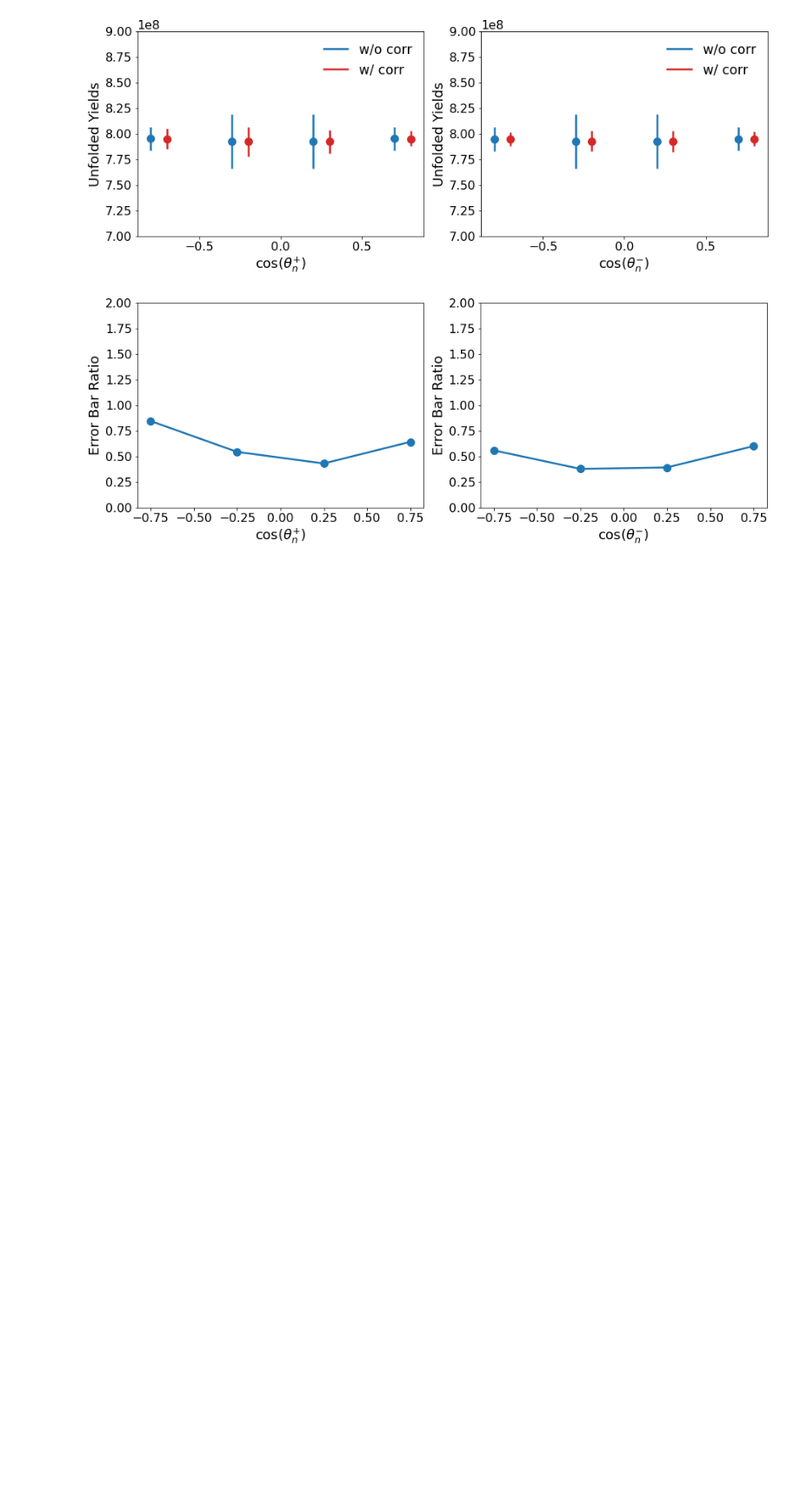
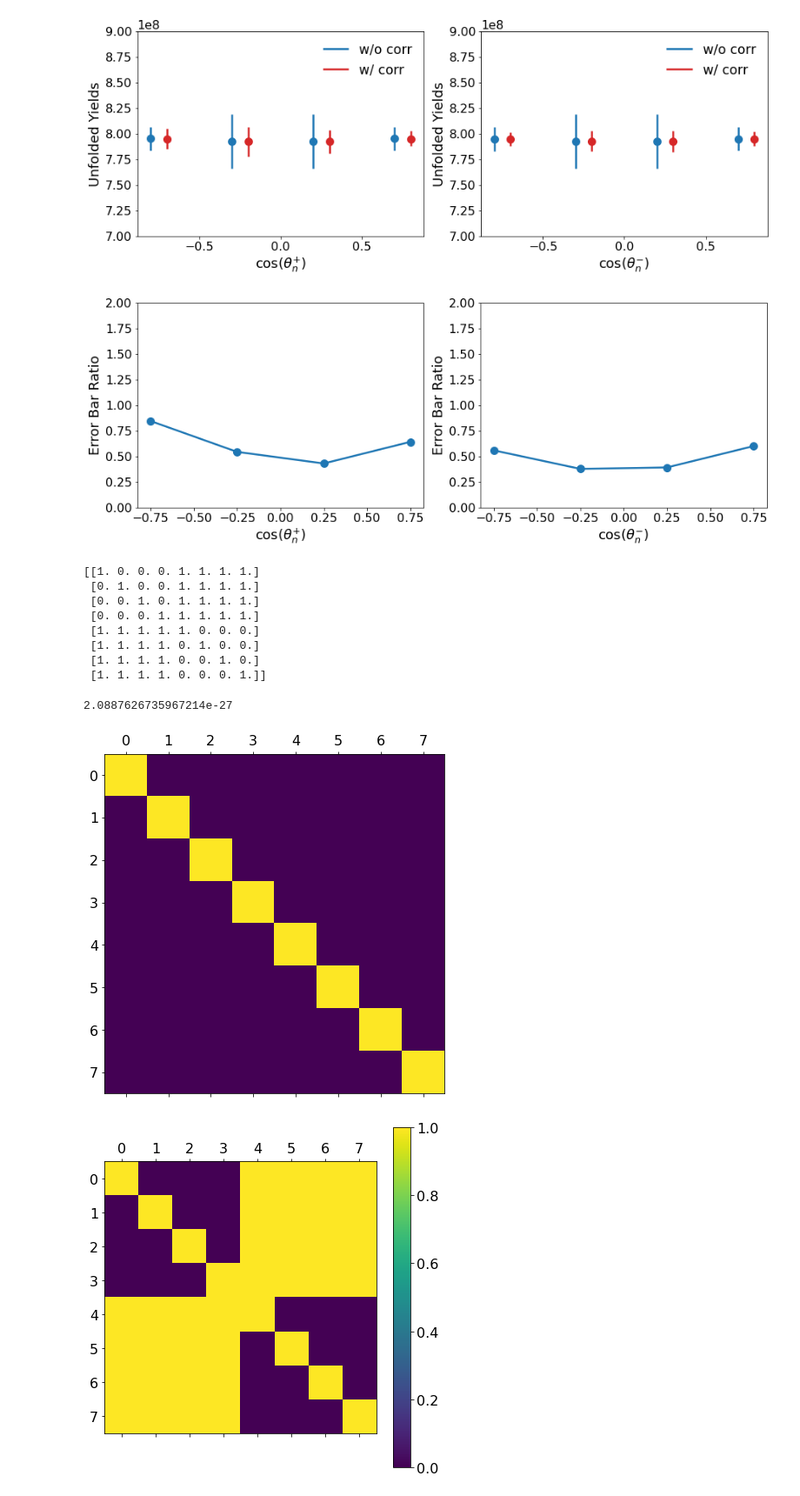
Before and after one commit to rmadar/unfoldcorr, a Jupyter notebook: studies/CorrelationsImpact.ipynb, the cells around one changed output. Shown: that part at 87% size. Cells and saved outputs as stored; diff of their text form; code cells hidden in the pictures; blank space fills up the shorter version.

```diff
--- a/studies/CorrelationsImpact.ipynb
+++ b/studies/CorrelationsImpact.ipynb
@@ -427,3 +427,32 @@ plotResult(Xs, m._array2list(POIs), m._array2list(POIsCorr))
 plotErrorBarRatio(Xs, m._array2list(POIs), m._array2list(POIsCorr))
 # %% [output]
 [figure]
+# %%
+fullCorr = np.diag([1]*8).astype(np.float64)
+plt.matshow(fullCorr)
+
+for i in range(0, 4):
+    for j in range(0, 4):
+        fullCorr[i, j+4] = 1.0
+        fullCorr[i+4, j] = 1.0
+
+plt.matshow(fullCorr)
+print(fullCorr)
+plt.colorbar();
+
+mSameCorr = unf.model([dp, dp], [rp, rp], fullCorr)
+mSame = unf.model([dp, dp], [rp, rp], corr=np.diag([1]*8))
+
+mSameCorr.NLL(mSameCorr.Bs)
+# %% [output]
+[[1. 0. 0. 0. 1. 1. 1. 1.]
+ [0. 1. 0. 0. 1. 1. 1. 1.]
+ [0. 0. 1. 0. 1. 1. 1. 1.]
+ [0. 0. 0. 1. 1. 1. 1. 1.]
+ [1. 1. 1. 1. 1. 0. 0. 0.]
+ [1. 1. 1. 1. 0. 1. 0. 0.]
+ [1. 1. 1. 1. 0. 0. 1. 0.]
+ [1. 1. 1. 1. 0. 0. 0. 1.]]
+2.0887626735967214e-27
+[figure, added]
+[figure, added]
```
Also changed, not shown: parts of 5 cells of this notebook, 3 other files.
